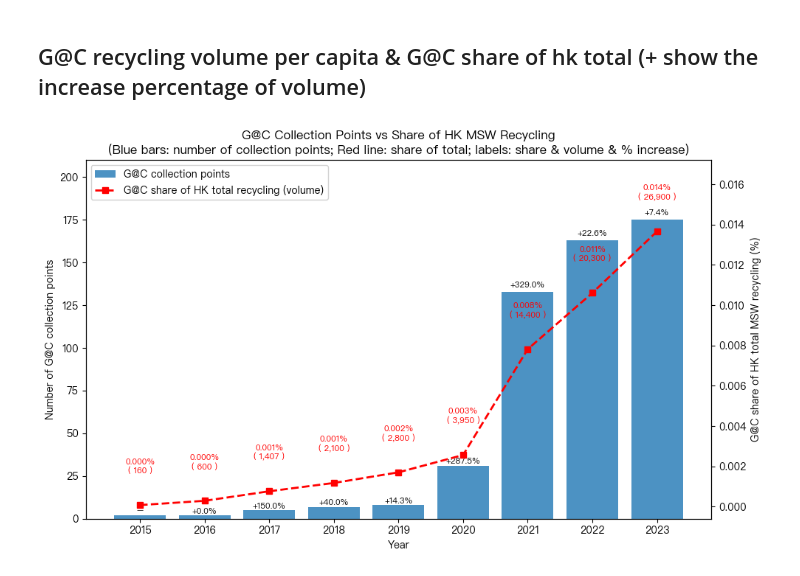
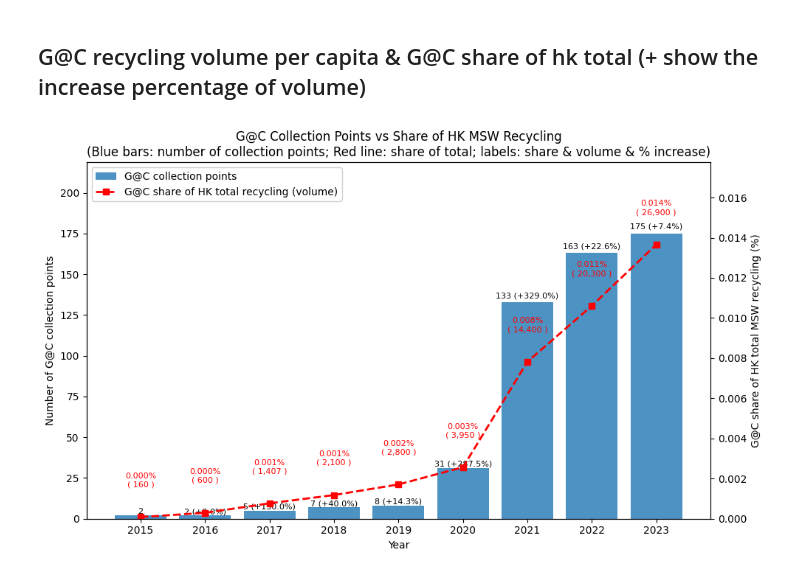
Before and after one commit to Tony0824X/Green-Community_DataAnalysis, a Jupyter notebook: Green@Community_DataAnalysis/Cost-effectiveness/5.1 number of collection point 與 G@C share of total.ipynb, the cells around one changed output. Saved outputs shown, nothing was run; the diff lists cells and outputs as text; code cells hidden in the pictures.

```diff
--- a/Green@Community_DataAnalysis/Cost-effectiveness/5.1 number of collection point 與 G@C share of total.ipynb
+++ b/Green@Community_DataAnalysis/Cost-effectiveness/5.1 number of collection point 與 G@C share of total.ipynb
@@ -40,7 +40,7 @@ sub[col_volume] = pd.to_numeric(
     sub[col_volume].astype(str).str.replace(",", ""), errors="coerce"
 )
 
-# Convert share from "0.01%" strings to percentage numbers (0.01 -> 0.01)
+# Convert share from "0.01%" strings to percentage numbers
 sub["share_pct"] = (
     sub[col_share].astype(str).str.rstrip("%").replace("", np.nan).astype(float)
 )
@@ -60,7 +60,7 @@ x = np.arange(len(sub))
 # ---------- plotting ----------
 fig, ax1 = plt.subplots(figsize=(10, 6))
 
-# Bar chart: number of collection points (green)
+# Bar chart: number of collection points (blue)
 bars = ax1.bar(x, sub[col_points], alpha=0.8, label="G@C collection points")
 ax1.set_xlabel("Year")
 ax1.set_ylabel("Number of G@C collection points", color="black")
@@ -70,15 +70,15 @@ ax1.set_xticklabels(x_labels, rotation=0)
 
 # Add some extra space at the top for bar labels
 y1_max = sub[col_points].max()
-ax1.set_ylim(0, y1_max * 1.2)
+ax1.set_ylim(0, y1_max * 1.25)
 
-# Label bars with percentage increase
-for bar, pct in zip(bars, sub["points_pct_change"]):
+# Label bars with Value (%Change)
+for bar, value, pct in zip(bars, sub[col_points], sub["points_pct_change"]):
     height = bar.get_height()
     if np.isnan(pct):
-        label = "–"
+        label = f"{int(value)}"               # first year: only value
     else:
-        label = f"{pct:+.1f}%"
+        label = f"{int(value)} ({pct:+.1f}%)" # e.g. 5 (+150.0%)
     ax1.text(
         bar.get_x() + bar.get_width() / 2,
         height * 1.01,
@@ -97,17 +97,17 @@ line, = ax2.plot(
     marker="s",
     linewidth=2,
     linestyle="--",
-    label="G@C share of HK total recycling (volume)"
+    label="G@C share of HK total recycling (volume)",
 )
 ax2.set_ylabel("G@C share of HK total MSW recycling (%)", color="black")
 ax2.tick_params(axis="y", labelcolor="black")
 
-# Add some extra space at the top for line labels
-y2_min, y2_max = ax2.get_ylim()
-ax2.set_ylim(y2_min, y2_max * 1.2)
+# Fix right y-axis so it starts at 0 (0.000 at the bottom)
+y2_max = sub["share_pct"].max() * 1.3
+ax2.set_ylim(0, y2_max)
 
-# Compute a vertical offset for the line labels so they don't sit on the red dots
-label_offset = (y2_max - y2_min) * 0.10  # space for two text lines
+# Vertical offset for line labels so they don't sit on the red dots
+label_offset = y2_max * 0.08
 
 # Label line points with share (%) and recycling volume
 for xi, yi, share, vol in zip(x, sub["share_pct"], sub["share_pct"], sub[col_volume]):
@@ -115,32 +115,32 @@ for xi, yi, share, vol in zip(x, sub["share_pct"], sub["share_pct"], sub[col_vol
         xi,
         yi + label_offset,
         f"{share:.3f}%\n( {vol:,.0f} )",
         ha="center",
         va="bottom",
         fontsize=8,
         color="red",
     )
 
-# Legend (board) on top-left
+# Legend
 handles1, labels1 = ax1.get_legend_handles_labels()
 handles2, labels2 = ax2.get_legend_handles_labels()
 ax1.legend(
     handles1 + handles2,
     labels1 + labels2,
     loc="upper left",
     frameon=True,
     fancybox=True,
     framealpha=0.9,
 )
 
 # Title and layout
 plt.title(
     "G@C Collection Points vs Share of HK MSW Recycling\n"
     "(Blue bars: number of collection points; Red line: share of total; "
     "labels: share & volume & % increase)"
 )
 
 fig.tight_layout()
 plt.show()
 # %% [output]
-[figure, old version]
+[figure, new version]
```
Also changed, not shown: 1 other file.
